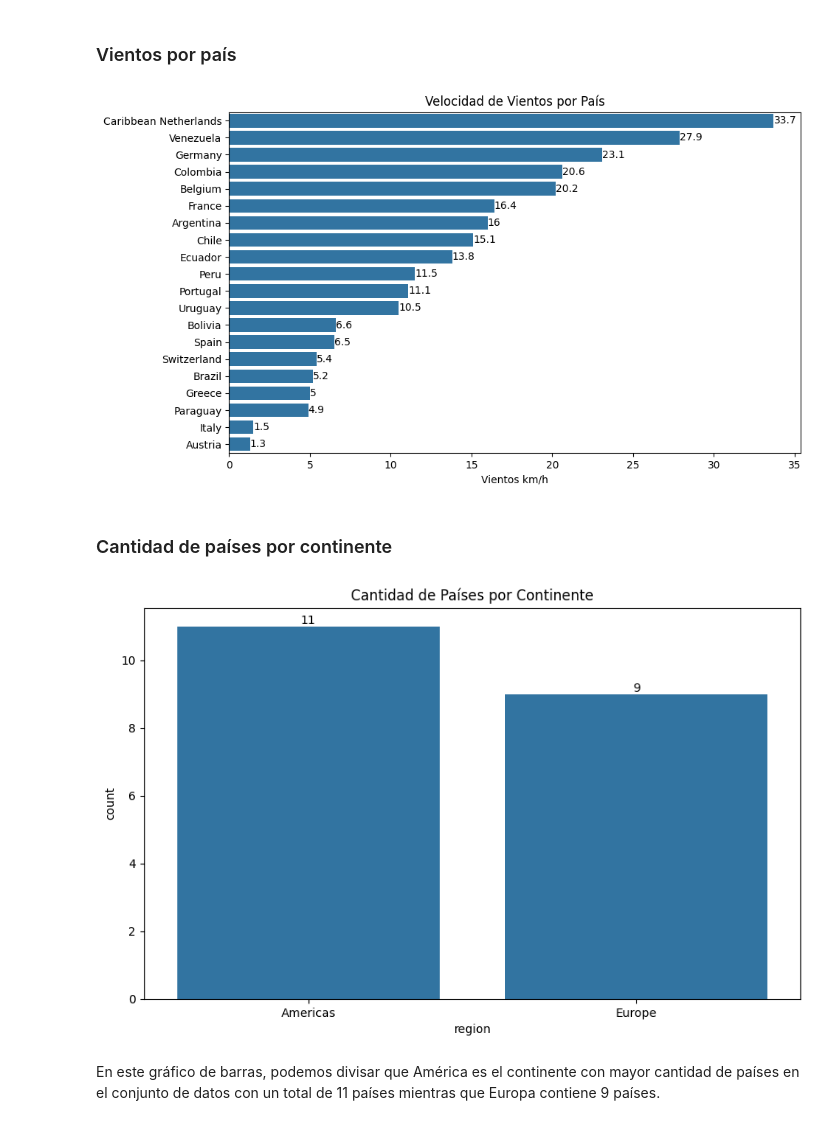
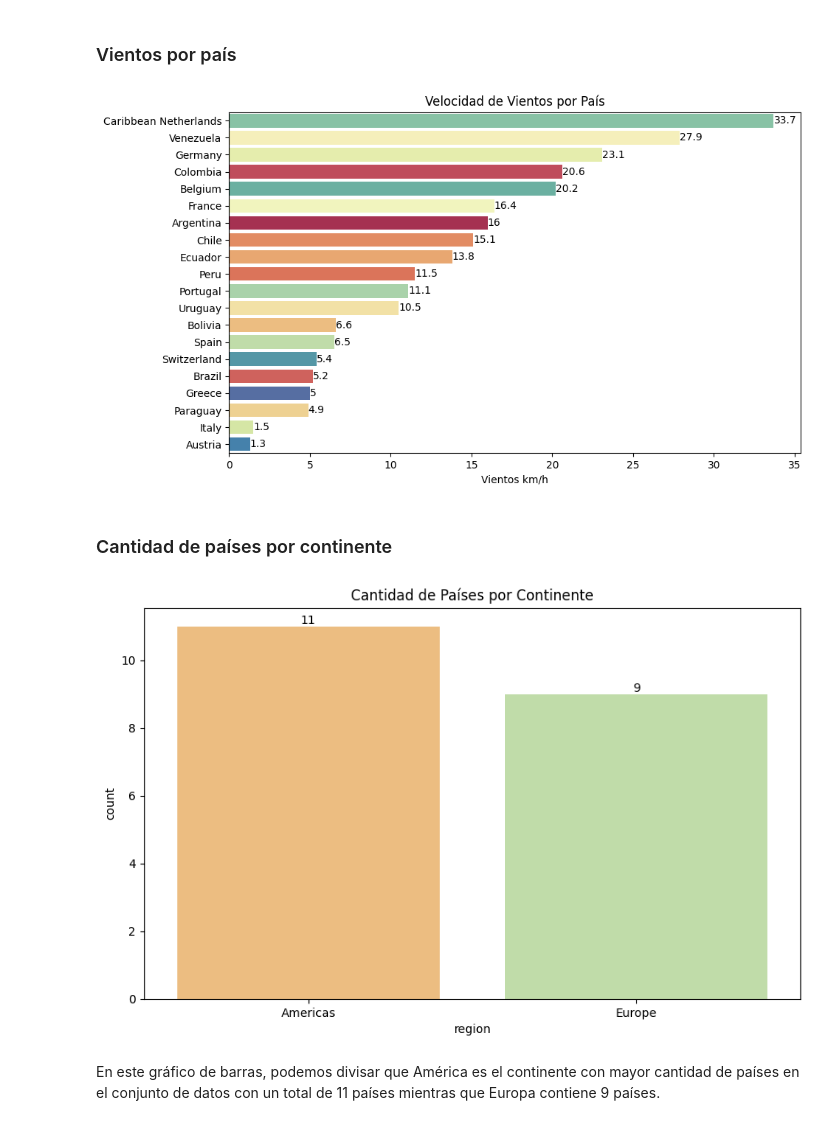
Before and after one commit to stefifm/discys_python_notebooks, a Jupyter notebook: notebook_3.ipynb, the cells around one changed output. Cells and saved outputs as stored; diff of their text form; code cells hidden in the pictures.

Commit message:
Add colors to graphs

```diff
--- a/notebook_3.ipynb
+++ b/notebook_3.ipynb
@@ -344,7 +345,7 @@ plt.show()
 # Gráfico de barras de temperaturas por país
 orden = df_countries.sort_values('temperatures', ascending=False)['name']
 plt.figure(figsize=(10,7))
-ax1 = sns.barplot(data=df_countries, x='temperatures', y='name', order=orden)
+ax1 = sns.barplot(data=df_countries, x='temperatures', y='name', order=orden, hue='name', palette="Spectral")
 for container in ax1.containers:
   ax1.bar_label(container)
 
@@ -360,7 +361,7 @@ plt.show()
 # Grafico de vientos por paises
 orden_wind = df_countries.sort_values('windspeeds', ascending=False)['name']
 plt.figure(figsize=(10,6))
-ax2 = sns.barplot(data=df_countries, x='windspeeds', y='name', order=orden_wind)
+ax2 = sns.barplot(data=df_countries, x='windspeeds', y='name', order=orden_wind, hue='name', palette="Spectral")
 for container in ax2.containers:
   ax2.bar_label(container)
 plt.title('Velocidad de Vientos por País')
@@ -368,19 +369,19 @@ plt.xlabel('Vientos km/h')
 plt.ylabel('')
 plt.show()
 # %% [output]
-[figure, old version]
+[figure, new version]
 # %% [markdown]
 ### Cantidad de países por continente
 # %%
 # Grafico de la cantidad de paises por continente
 plt.figure(figsize=(10,6))
-ax = sns.countplot(data=df_countries, x='region')
+ax = sns.countplot(data=df_countries, x='region', hue='region', palette="Spectral")
 for container in ax.containers:
     ax.bar_label(container)
 plt.title('Cantidad de Países por Continente')
 plt.show()
 # %% [output]
-[figure, old version]
+[figure, new version]
 # %% [markdown]
 En este gráfico de barras, podemos divisar que América es el continente con mayor cantidad de países en el conjunto de datos con un total de 11 países mientras que Europa contiene 9 países.
 # %% [markdown]
```
Also changed, not shown: parts of 6 cells of this notebook.
